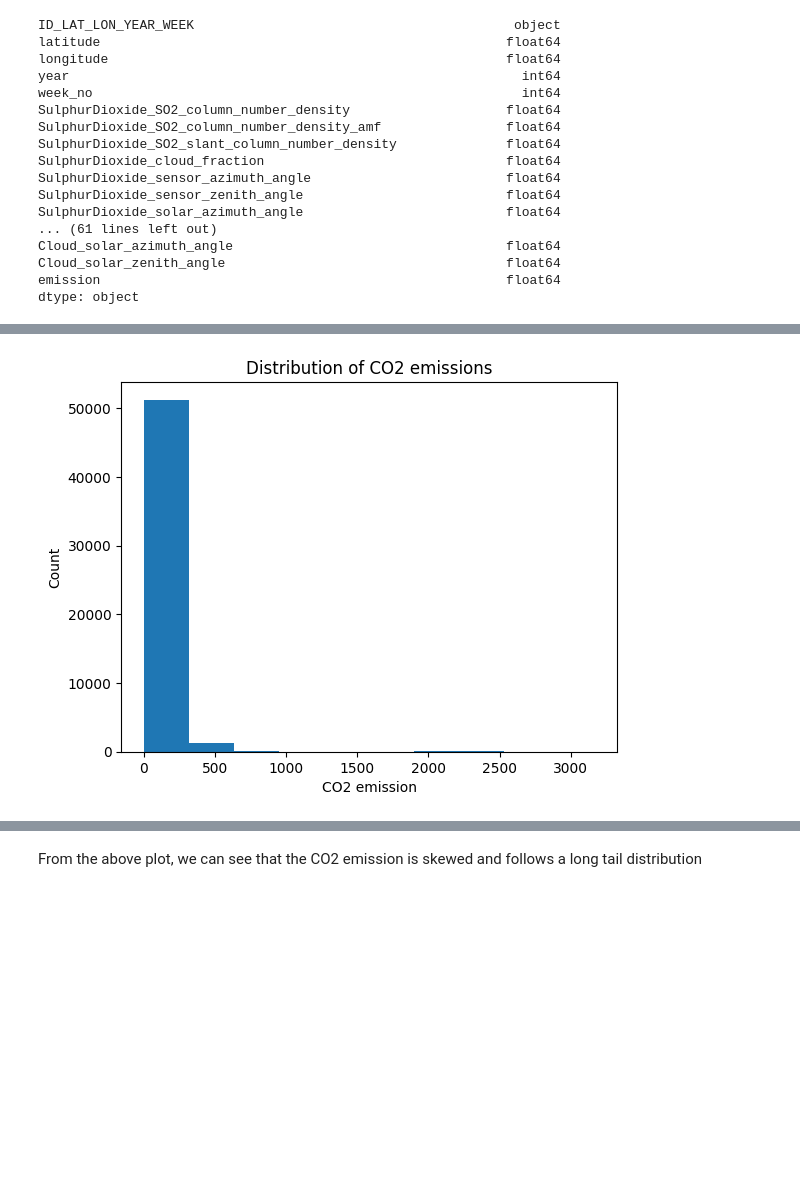
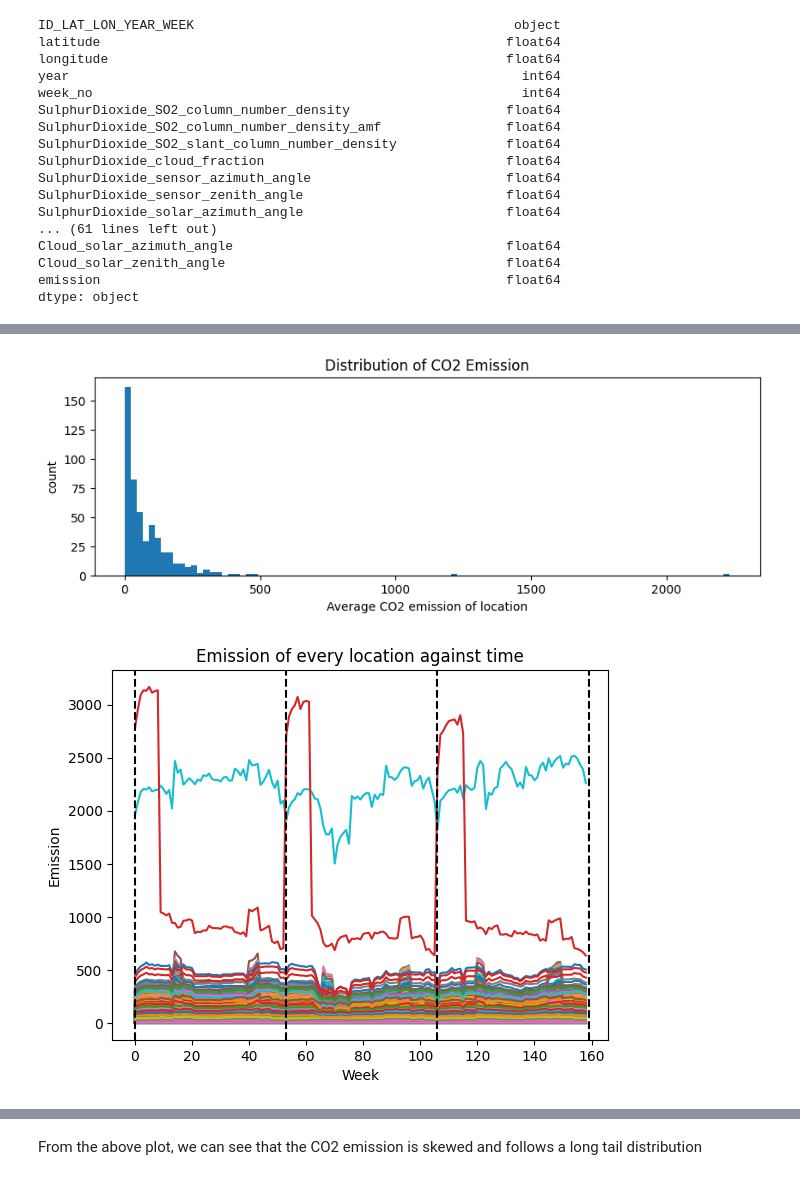
Before and after one commit to clhperry/brown-data1030, a Jupyter notebook: rwanda-co2-emission.ipynb, the cells around one changed output, grey strips where cells are left out. Saved outputs shown, nothing was run; the diff lists cells and outputs as text; code cells hidden in the pictures; blank space fills up the shorter version.

```diff
--- a/rwanda-co2-emission.ipynb
+++ b/rwanda-co2-emission.ipynb
@@ -83,11 +76,28 @@ dtype: float64
-# %%
-# Visualize the target variable
-import matplotlib
-from matplotlib import pylab as plt
-train['emission'].plot.hist()
-plt.xlabel('CO2 emission')
-plt.ylabel('Count')
-plt.title('Distribution of CO2 emissions')
-plt.show()
-# %% [output]
-[figure, removed]
+# %%
+# Visualization of Target Variable Distribution
+plt.figure(figsize=(10, 3))
+plt.hist(data.groupby(['latitude', 'longitude']).emission.mean(), bins=100)
+plt.title('Distribution of CO2 Emission')
+plt.xlabel('Average CO2 emission of location')
+plt.ylabel('count')
+# plt.savefig("target_histogram.png", dpi=600, bbox_inches='tight')
+plt.show()
+# %% [output]
+[figure, added]
+# %%
+# Check the seasonality
+for name, group in data.groupby(['latitude', 'longitude']):
+    time_series = group['emission']
+    plt.plot(range(len(time_series)), time_series)
+
+# Year separator
+for week in [0, 53, 106, 159]:
+    plt.axvline(week, color='k', linestyle='--')
+
+plt.title('Emission of every location against time')
+plt.xlabel('Week')
+plt.ylabel('Emission')
+# plt.savefig("seasonality.png", dpi=600, bbox_inches='tight')
+plt.show()
+# %% [output]
+[figure, added]
```
Also changed, not shown: parts of 40 cells of this notebook.
